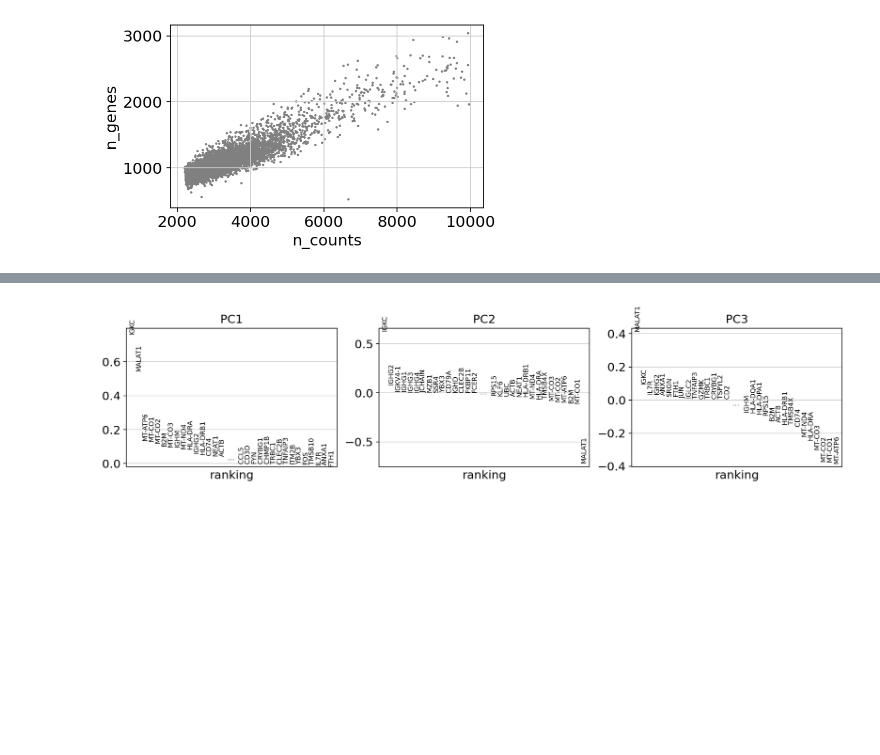
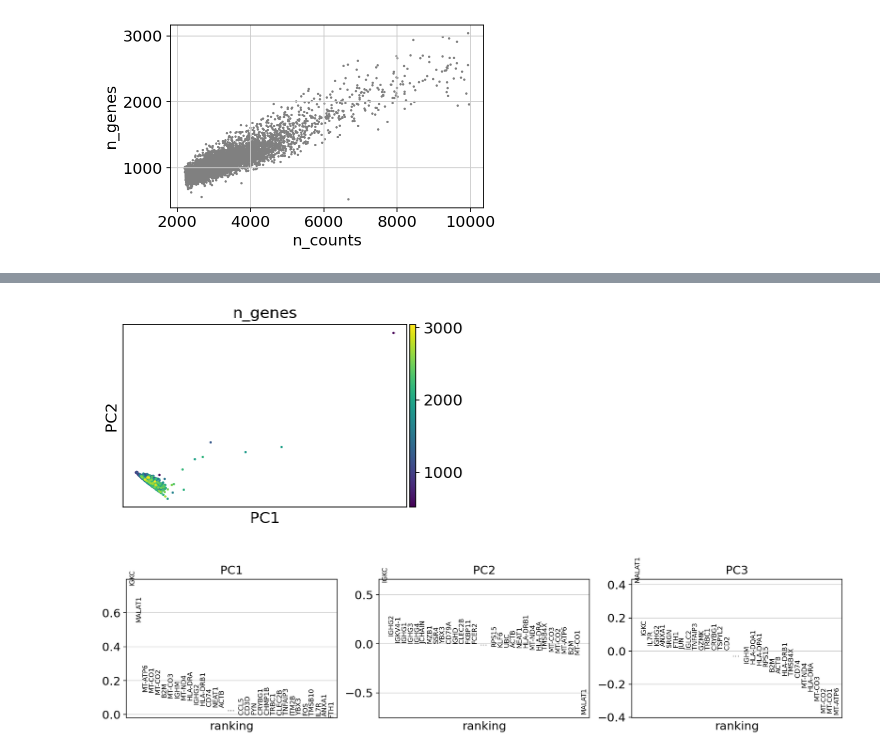
Before and after one commit to SteshinSS/NeurIPS2021, a Jupyter notebook: notebooks/EDA/adt_gex/totalVI_10x.ipynb, the cells around one changed output, grey strips where cells are left out. Cells and saved outputs as stored; diff of their text form; code cells hidden in the pictures; blank space fills up the shorter version.

```diff
--- a/notebooks/EDA/adt_gex/totalVI_10x.ipynb
+++ b/notebooks/EDA/adt_gex/totalVI_10x.ipynb
@@ -111,3 +115,7 @@ computing PCA
+# %%
+sc.pl.pca(data, color='n_genes')
+# %% [output]
+[figure, added]
 # %%
 sc.pl.pca_loadings(data, components = '1,2,3')
 # %% [output]
```
Also changed, not shown: parts of 9 cells of this notebook.
